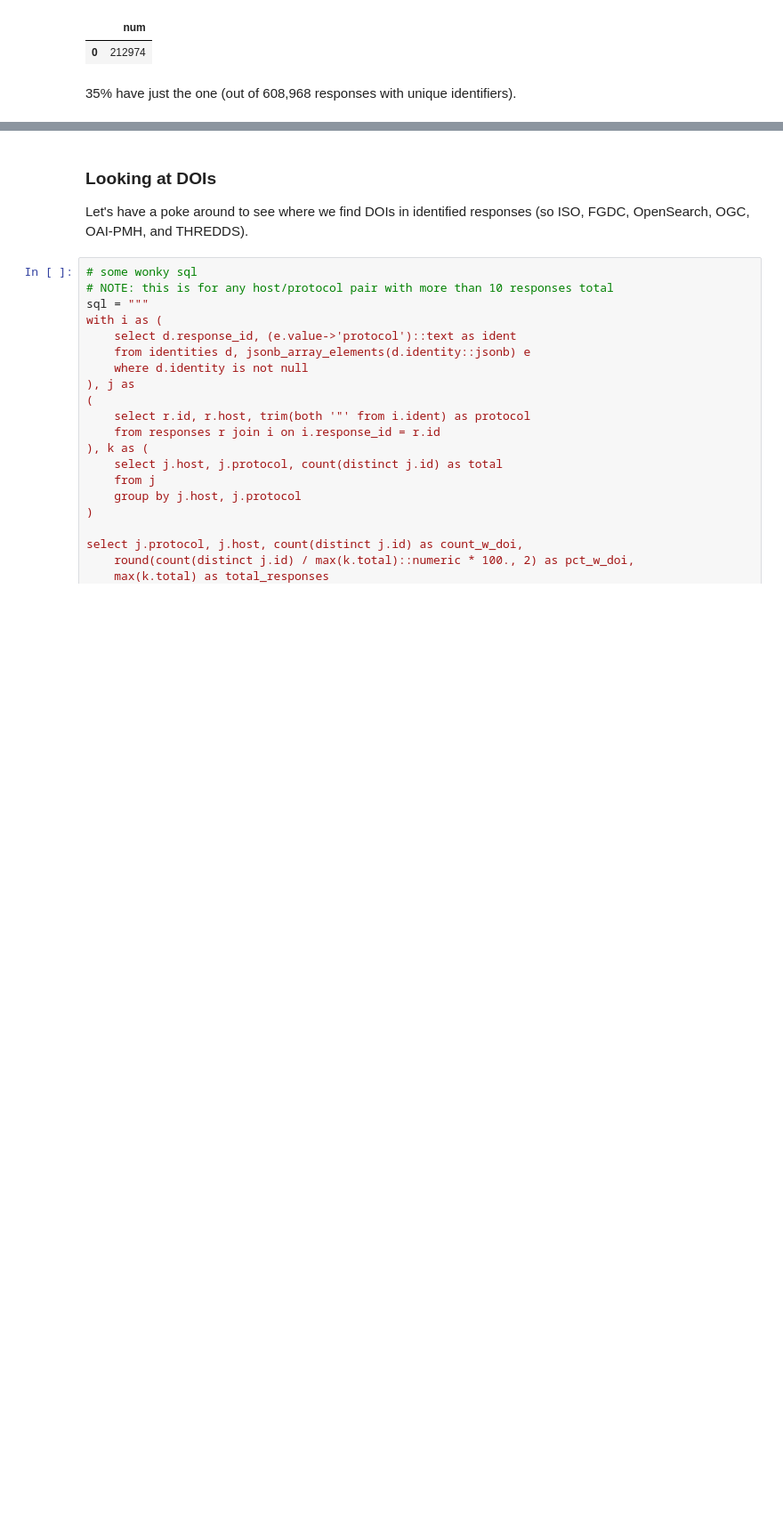
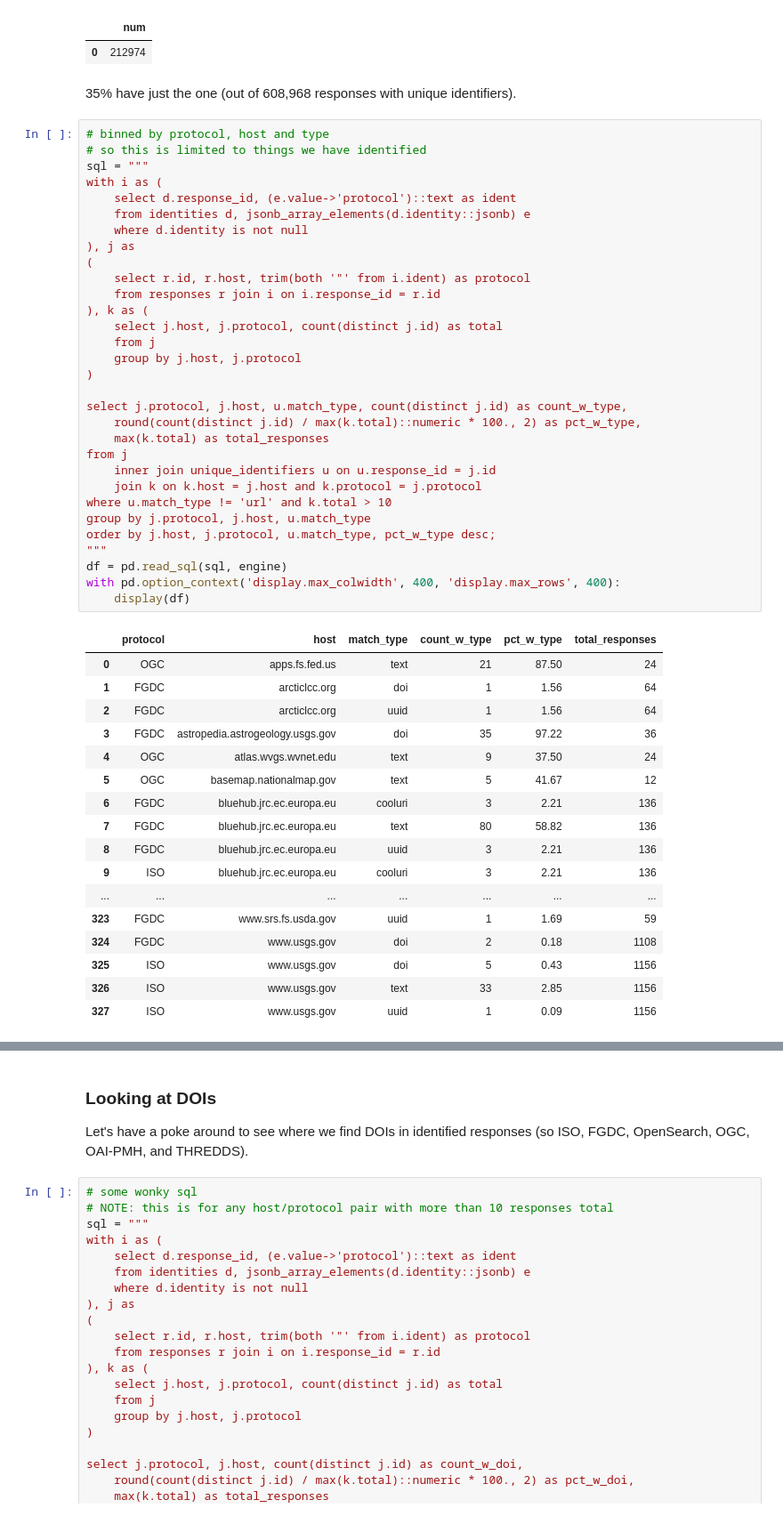
Before and after one commit to b-cube/Response-Identification-Info, a Jupyter notebook: notebooks/Analysis - Identifiers.ipynb, the cells around one changed output, grey strips where cells are left out. Shown at 89% size. Drawn from its saved outputs; the diff is of its cells as text; blank space fills up the shorter version.

```diff
--- a/notebooks/Analysis - Identifiers.ipynb
+++ b/notebooks/Analysis - Identifiers.ipynb
@@ -162,3 +162,52 @@ df
 | 0 | 212974 |
 # %% [markdown]
 35% have just the one (out of 608,968 responses with unique identifiers).
+# %%
+# binned by protocol, host and type
+# so this is limited to things we have identified
+sql = """
+with i as (
+	select d.response_id, (e.value->'protocol')::text as ident
+	from identities d, jsonb_array_elements(d.identity::jsonb) e
+	where d.identity is not null
+), j as
+(
+	select r.id, r.host, trim(both '"' from i.ident) as protocol
+	from responses r join i on i.response_id = r.id
+), k as (
+	select j.host, j.protocol, count(distinct j.id) as total
+	from j
+	group by j.host, j.protocol
+)
+
+select j.protocol, j.host, u.match_type, count(distinct j.id) as count_w_type,
+	round(count(distinct j.id) / max(k.total)::numeric * 100., 2) as pct_w_type,
+	max(k.total) as total_responses
+from j
+	inner join unique_identifiers u on u.response_id = j.id
+	join k on k.host = j.host and k.protocol = j.protocol
+where u.match_type != 'url' and k.total > 10
+group by j.protocol, j.host, u.match_type
+order by j.host, j.protocol, u.match_type, pct_w_type desc;
+"""
+df = pd.read_sql(sql, engine)
+with pd.option_context('display.max_colwidth', 400, 'display.max_rows', 400):
+    display(df)
+# %% [output]
+|  | protocol | host | match_type | count_w_type | pct_w_type | total_responses |
+| 0 | OGC | apps.fs.fed.us | text | 21 | 87.50 | 24 |
+| 1 | FGDC | arcticlcc.org | doi | 1 | 1.56 | 64 |
+| 2 | FGDC | arcticlcc.org | uuid | 1 | 1.56 | 64 |
+| 3 | FGDC | astropedia.astrogeology.usgs.gov | doi | 35 | 97.22 | 36 |
+| 4 | OGC | atlas.wvgs.wvnet.edu | text | 9 | 37.50 | 24 |
+| 5 | OGC | basemap.nationalmap.gov | text | 5 | 41.67 | 12 |
+| 6 | FGDC | bluehub.jrc.ec.europa.eu | cooluri | 3 | 2.21 | 136 |
+| 7 | FGDC | bluehub.jrc.ec.europa.eu | text | 80 | 58.82 | 136 |
+| 8 | FGDC | bluehub.jrc.ec.europa.eu | uuid | 3 | 2.21 | 136 |
+| 9 | ISO | bluehub.jrc.ec.europa.eu | cooluri | 3 | 2.21 | 136 |
+| ... | ... | ... | ... | ... | ... | ... |
+| 323 | FGDC | www.srs.fs.usda.gov | uuid | 1 | 1.69 | 59 |
+| 324 | FGDC | www.usgs.gov | doi | 2 | 0.18 | 1108 |
+| 325 | ISO | www.usgs.gov | doi | 5 | 0.43 | 1156 |
+| 326 | ISO | www.usgs.gov | text | 33 | 2.85 | 1156 |
+| 327 | ISO | www.usgs.gov | uuid | 1 | 0.09 | 1156 |
```
Also changed, not shown: parts of 1 cell of this notebook, 1 other file.
